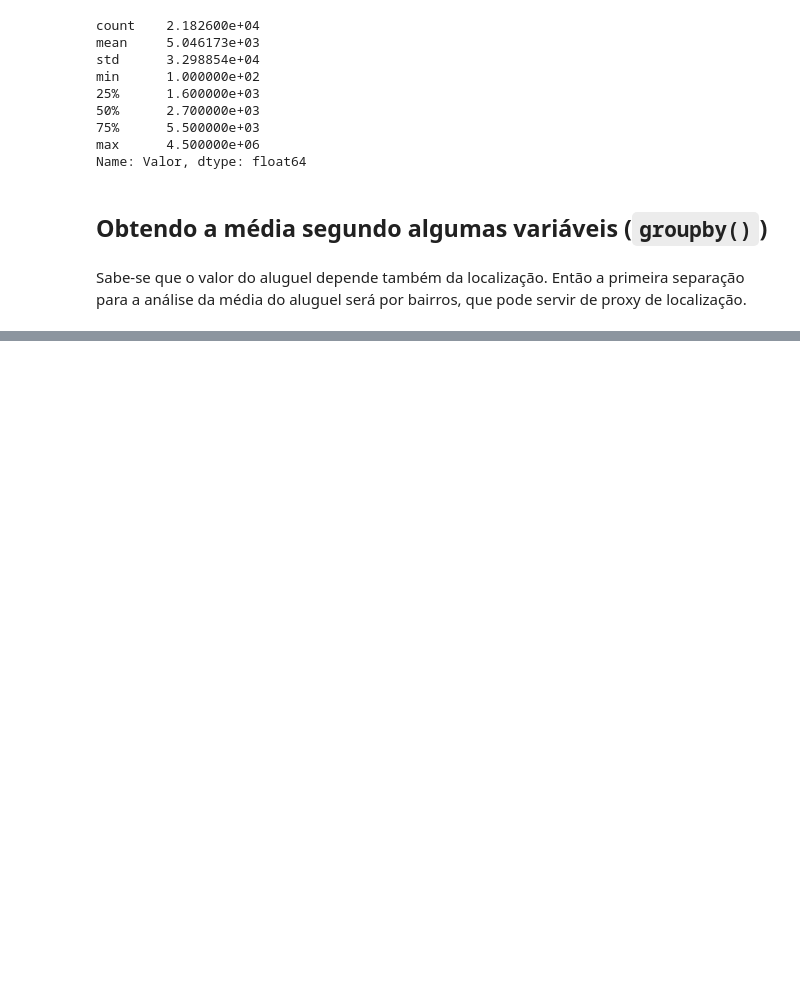
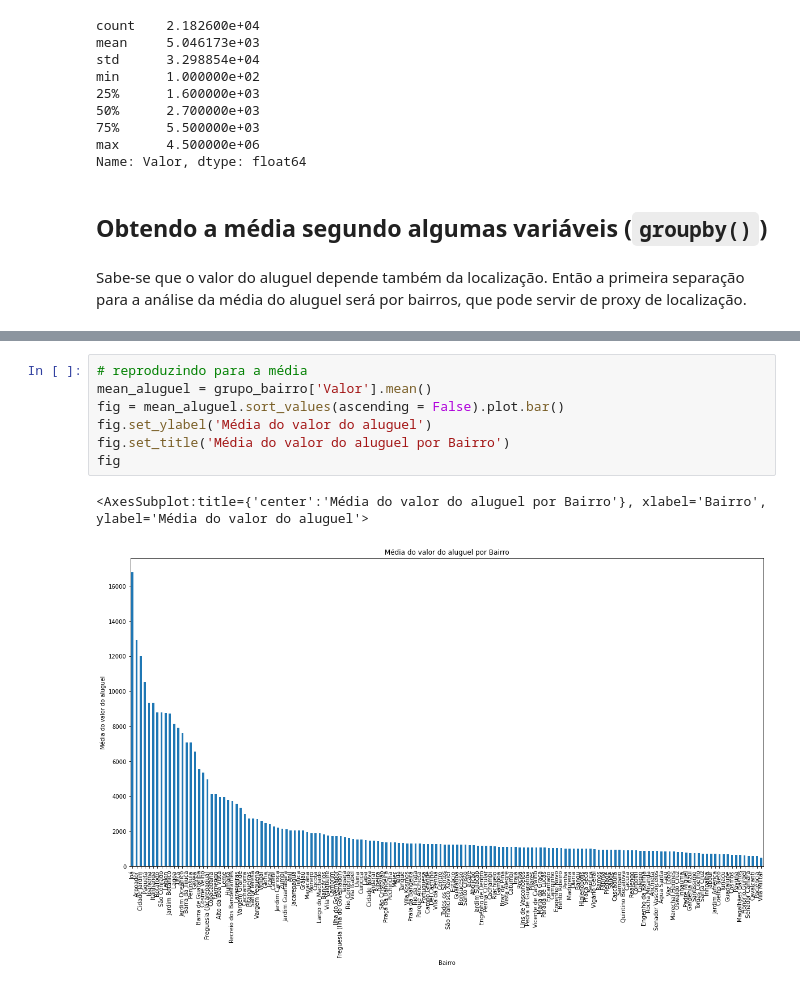
Before and after one commit to biamouras/alura-pandas-ds, a Jupyter notebook: 04_pandas_dados/08_estatistica_descritiva.ipynb, the cells around one changed output, grey strips where cells are left out. Saved outputs shown, nothing was run; the diff lists cells and outputs as text; blank space fills up the shorter version.

```diff
--- a/04_pandas_dados/08_estatistica_descritiva.ipynb
+++ b/04_pandas_dados/08_estatistica_descritiva.ipynb
@@ -91,0 +176,10 @@ grupos_bairros[['Valor', 'Condominio']].mean().round(2)
+# %%
+# reproduzindo para a média
+mean_aluguel = grupo_bairro['Valor'].mean()
+fig = mean_aluguel.sort_values(ascending = False).plot.bar()
+fig.set_ylabel('Média do valor do aluguel')
+fig.set_title('Média do valor do aluguel por Bairro')
+fig
+# %% [output]
+<AxesSubplot:title={'center':'Média do valor do aluguel por Bairro'}, xlabel='Bairro', ylabel='Média do valor do aluguel'>
+[figure, added]
```
Also changed, not shown: parts of 28 cells of this notebook.
